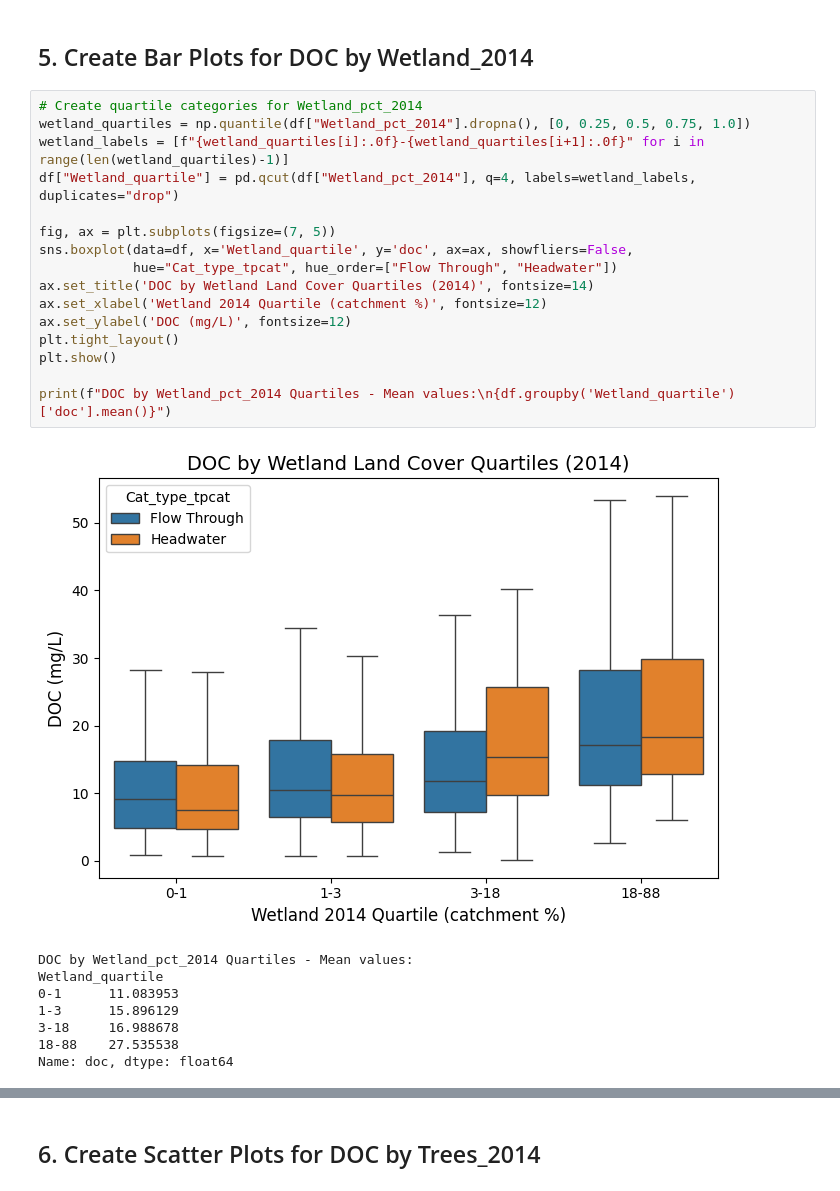
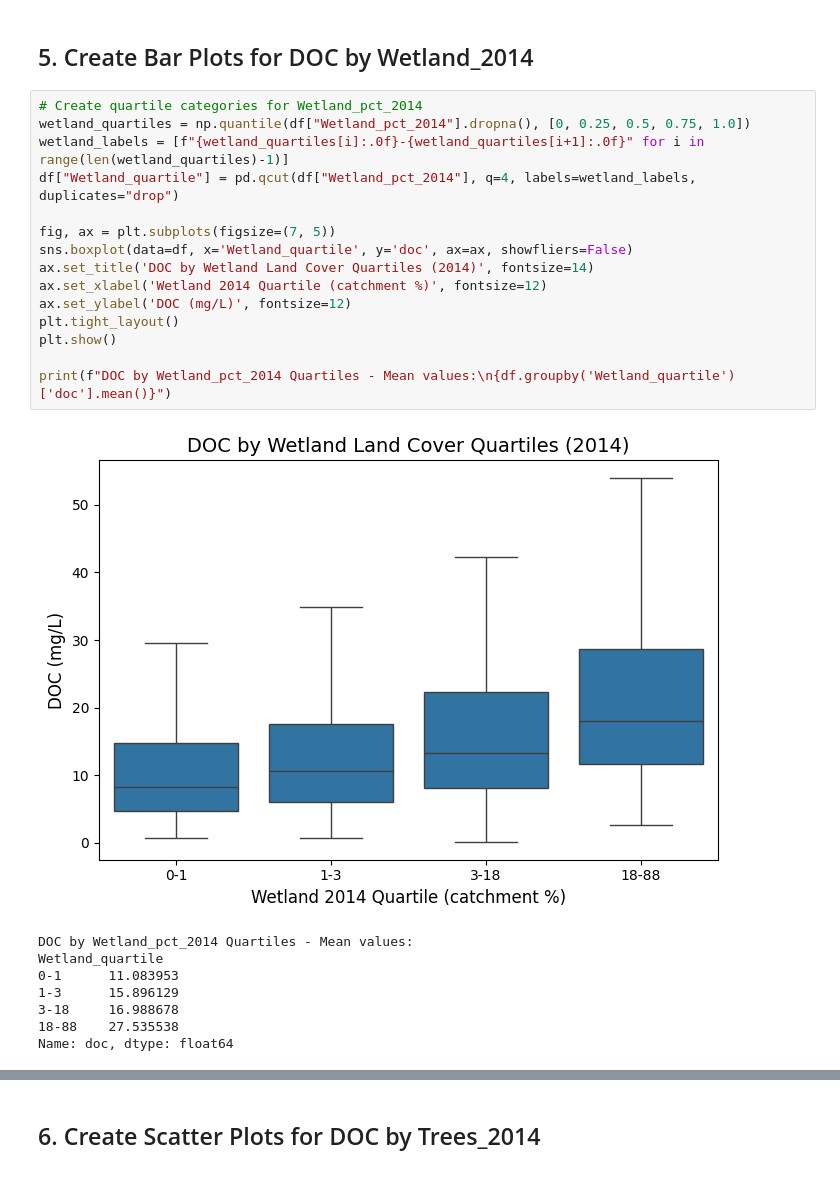
Before and after one commit to ekcomputer/land-cover, a Jupyter notebook: notebooks/data_exploration/harm_doc_landcover_exploration.ipynb, the cells around one changed output, grey strips where cells are left out. Saved outputs shown, nothing was run; the diff lists cells and outputs as text.

```diff
--- a/notebooks/data_exploration/harm_doc_landcover_exploration.ipynb
+++ b/notebooks/data_exploration/harm_doc_landcover_exploration.ipynb
@@ -100,21 +103,20 @@ Name: doc, dtype: float64
 # %%
 # Create quartile categories for Wetland_pct_2014
 wetland_quartiles = np.quantile(df["Wetland_pct_2014"].dropna(), [0, 0.25, 0.5, 0.75, 1.0])
 wetland_labels = [f"{wetland_quartiles[i]:.0f}-{wetland_quartiles[i+1]:.0f}" for i in range(len(wetland_quartiles)-1)]
 df["Wetland_quartile"] = pd.qcut(df["Wetland_pct_2014"], q=4, labels=wetland_labels, duplicates="drop")
 
 fig, ax = plt.subplots(figsize=(7, 5))
-sns.boxplot(data=df, x='Wetland_quartile', y='doc', ax=ax, showfliers=False,
-            hue="Cat_type_tpcat", hue_order=["Flow Through", "Headwater"])
+sns.boxplot(data=df, x='Wetland_quartile', y='doc', ax=ax, showfliers=False)
 ax.set_title('DOC by Wetland Land Cover Quartiles (2014)', fontsize=14)
 ax.set_xlabel('Wetland 2014 Quartile (catchment %)', fontsize=12)
 ax.set_ylabel('DOC (mg/L)', fontsize=12)
 plt.tight_layout()
 plt.show()
 
 print(f"DOC by Wetland_pct_2014 Quartiles - Mean values:\n{df.groupby('Wetland_quartile')['doc'].mean()}")
 # %% [output]
-[figure, old version]
+[figure, new version]
 DOC by Wetland_pct_2014 Quartiles - Mean values:
 Wetland_quartile
 0-1      11.083953
```
Also changed, not shown: parts of 3 cells of this notebook, 2 other files.
